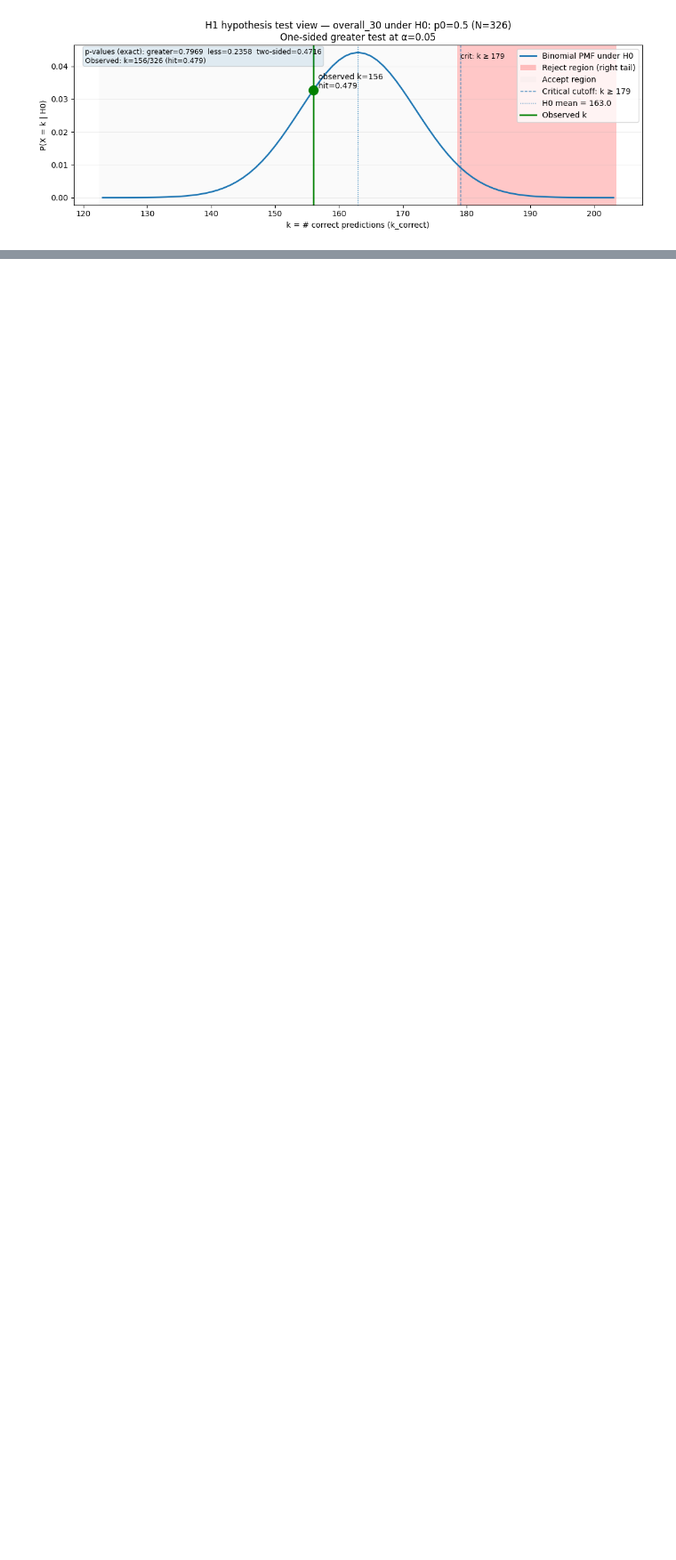
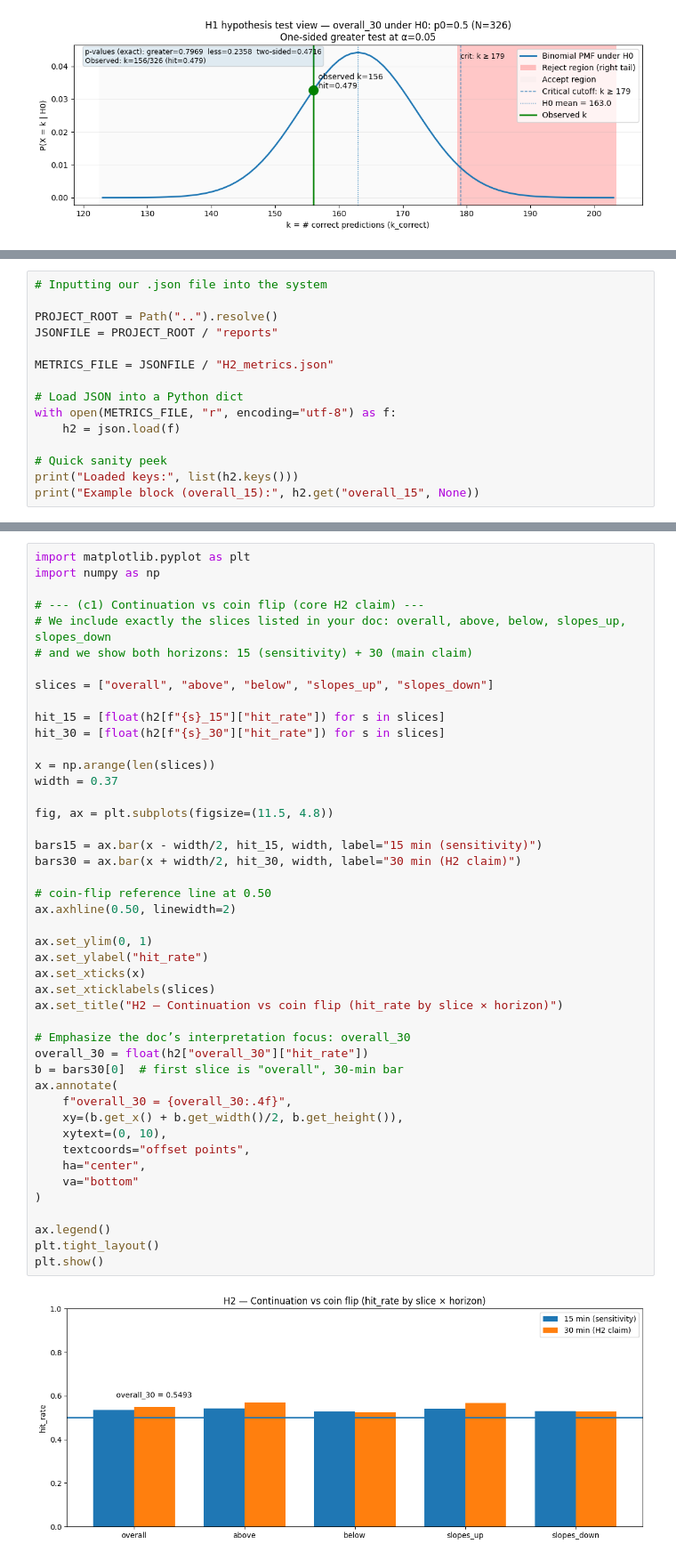
Before and after one commit to cankaradogann/DSA210-Project-Can-Karadogan, a Jupyter notebook: notebooks/08_hypothesis_tests.ipynb, the cells around one changed output, grey strips where cells are left out. Shown at 89% size. Cells and saved outputs as stored; diff of their text form; blank space fills up the shorter version.

```diff
--- a/notebooks/08_hypothesis_tests.ipynb
+++ b/notebooks/08_hypothesis_tests.ipynb
@@ -1341,0 +1780,15 @@ plot_h1_test_readable(h1, key="overall_30", p0=0.5, alpha=0.05, mode="greater",
+# %%
+# Inputting our .json file into the system
+
+PROJECT_ROOT = Path("..").resolve()
+JSONFILE = PROJECT_ROOT / "reports"
+
+METRICS_FILE = JSONFILE / "H2_metrics.json"
+
+# Load JSON into a Python dict
+with open(METRICS_FILE, "r", encoding="utf-8") as f:
+    h2 = json.load(f)
+
+# Quick sanity peek
+print("Loaded keys:", list(h2.keys()))
+print("Example block (overall_15):", h2.get("overall_15", None))
@@ -1341,0 +1798,47 @@ plot_h1_test_readable(h1, key="overall_30", p0=0.5, alpha=0.05, mode="greater",
+# %%
+import matplotlib.pyplot as plt
+import numpy as np
+
+# --- (c1) Continuation vs coin flip (core H2 claim) ---
+# We include exactly the slices listed in your doc: overall, above, below, slopes_up, slopes_down
+# and we show both horizons: 15 (sensitivity) + 30 (main claim)
+
+slices = ["overall", "above", "below", "slopes_up", "slopes_down"]
+
+hit_15 = [float(h2[f"{s}_15"]["hit_rate"]) for s in slices]
+hit_30 = [float(h2[f"{s}_30"]["hit_rate"]) for s in slices]
+
+x = np.arange(len(slices))
+width = 0.37
+
+fig, ax = plt.subplots(figsize=(11.5, 4.8))
+
+bars15 = ax.bar(x - width/2, hit_15, width, label="15 min (sensitivity)")
+bars30 = ax.bar(x + width/2, hit_30, width, label="30 min (H2 claim)")
+
+# coin-flip reference line at 0.50
+ax.axhline(0.50, linewidth=2)
+
+ax.set_ylim(0, 1)
+ax.set_ylabel("hit_rate")
+ax.set_xticks(x)
+ax.set_xticklabels(slices)
+ax.set_title("H2 — Continuation vs coin flip (hit_rate by slice × horizon)")
+
+# Emphasize the doc’s interpretation focus: overall_30
+overall_30 = float(h2["overall_30"]["hit_rate"])
+b = bars30[0]  # first slice is "overall", 30-min bar
+ax.annotate(
+    f"overall_30 = {overall_30:.4f}",
+    xy=(b.get_x() + b.get_width()/2, b.get_height()),
+    xytext=(0, 10),
+    textcoords="offset points",
+    ha="center",
+    va="bottom"
+)
+
+ax.legend()
+plt.tight_layout()
+plt.show()
+# %% [output]
+[figure, added]
```
Also changed, not shown: parts of 19 cells of this notebook.
